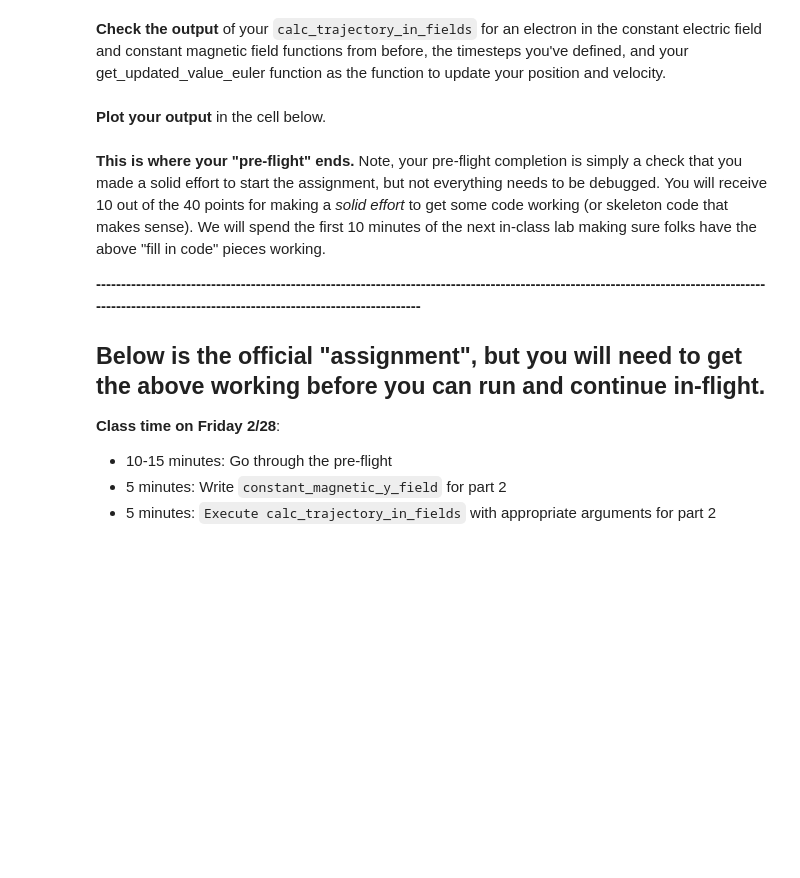
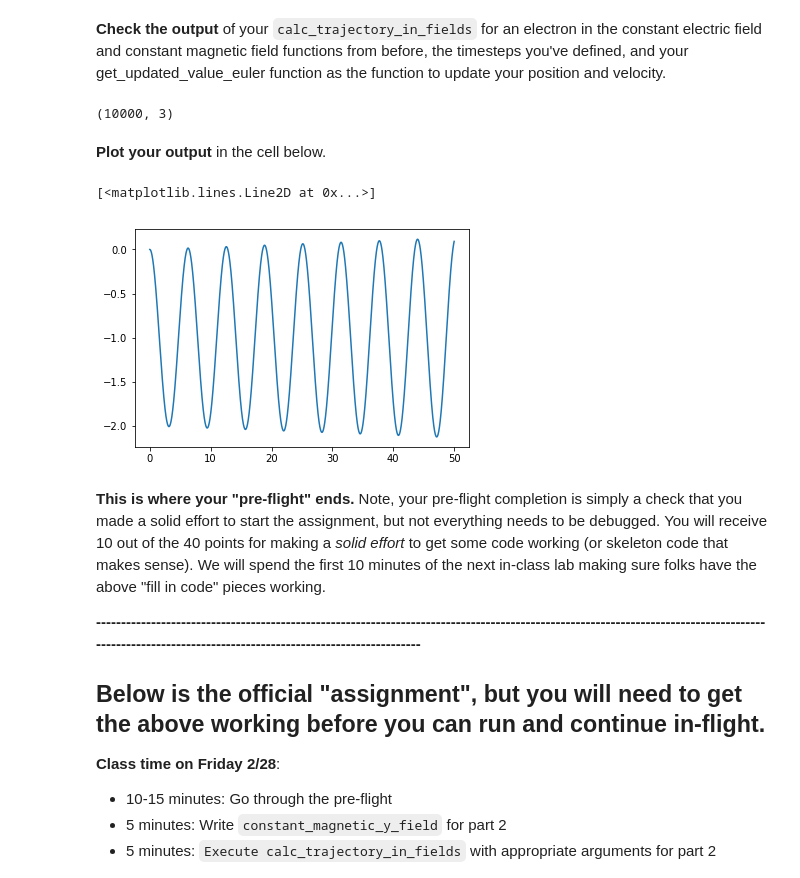
Before and after one commit to Phys260WI2020/HW7, a Jupyter notebook: HW_07.ipynb, the cells around one changed output. Saved outputs shown, nothing was run; the diff lists cells and outputs as text; code cells hidden in the pictures; blank space fills up the shorter version.

```diff
--- a/HW_07.ipynb
+++ b/HW_07.ipynb
@@ -148,0 +188,9 @@ First, **define your initial conditions** and reasonable timestepping to test th
+# %%
+# Your code here:
+initial_position = np.array([0,0,0])
+initial_velocity = np.array([0,1,0])
+timesteps = np.arange(0,50,0.005)
+timesteps.shape
+
+position_evolution = np.zeros((timesteps.size,3))
+position_evolution.shape
@@ -154,13 +208,14 @@ Now, **write a function** that outputs the place-holder arrays for either positi
 def create_place_holder_array(timesteps) :
     ''' Returns a placeholder array '''
     #  Your code here
+    return np.zeros((timesteps.size,3))
 # %% [markdown]
 We now have all of the ingredients for our trajectory calculation.
 
 Assuming you did all of the above steps, the following `calc_trajectory_in_fields` should work.  You'll notice that there are **functions as arguments**!  This allows you to have more generalized code to calculate the trajectory in fields.  One of the input arguments that is a function is get_updated_value_function.  For now, we will use `get_updated_value_euler`.  There is a more accurate way to update values, which we will discuss in class
 # %%
-def calc_trajectory_in_fields(electric_field_function, magnetic_field_function, get_rate_of_change_function,
-                              timesteps, particle_position, particle_velocity, q = 1.6e-19, m=9.10938e-28) :
+def calc_trajectory_in_fields(electric_field_function, magnetic_field_function, get_rates_of_change_function,
+                              timesteps, particle_position, particle_velocity, q = 1, m=1) :
     '''This function takes in functions that output the electric (and magnetic) fields functions with an argument of particle
     position.  This also requires as an argument the timesteps you wish to iterate over, and the
     initial conditions, of the particle_position and particle_velocity it starts out with.  The charge and mass are optional
@@ -193,5 +246,18 @@ def calc_trajectory_in_fields(electric_field_function, magnetic_field_function,
+# %%
+# Check output here
+trajectory_evolution, velocity_evolution = calc_trajectory_in_fields(constant_electric_x_field, constant_magnetic_x_field,
+                         get_rates_of_change_euler, timesteps, initial_position, initial_velocity)
+velocity_evolution.shape
+# %% [output]
+(10000, 3)
 # %% [markdown]
 **Plot your output** in the cell below.
+# %%
+# How do I access just the x trajectory?
+plt.plot(timesteps, trajectory_evolution[:,2])
+# %% [output]
+[<matplotlib.lines.Line2D at 0x...>]
+[figure, added]
 # %% [markdown]
 **This is where your "pre-flight" ends.**  Note, your pre-flight completion is simply a check that you made a solid effort to start the assignment, but not everything needs to be debugged.  You will receive 10 out of the 40 points for making a *solid effort* to get some code working (or skeleton code that makes sense).   We will spend the first 10 minutes of the next in-class lab making sure folks have the above "fill in code" pieces working.
 
```
Also changed, not shown: parts of 19 cells of this notebook.
